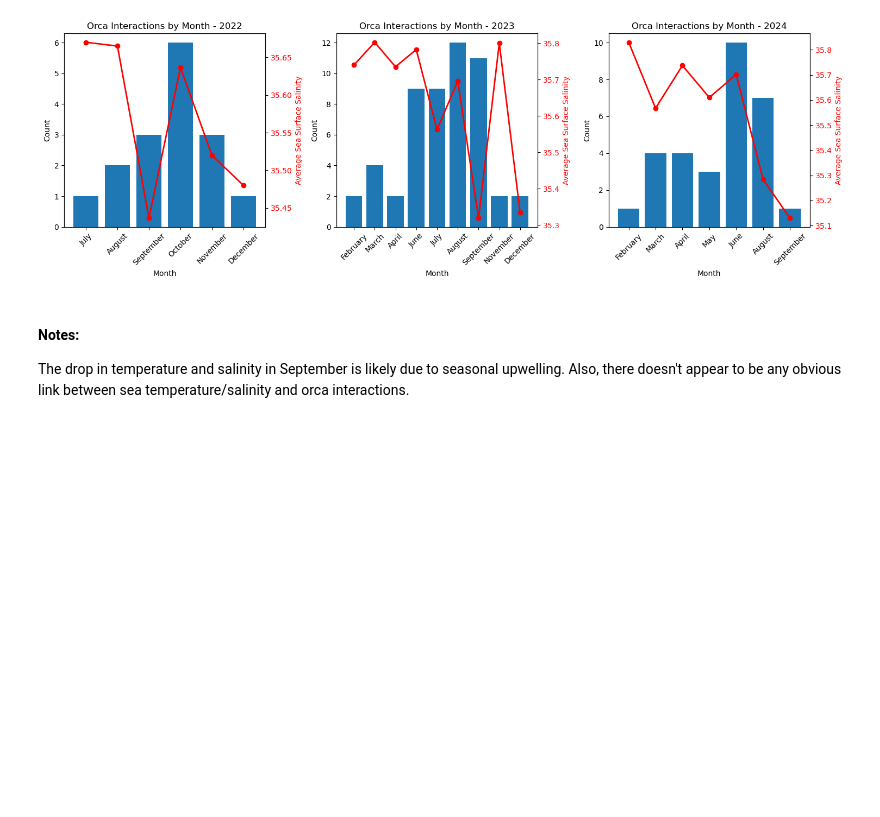
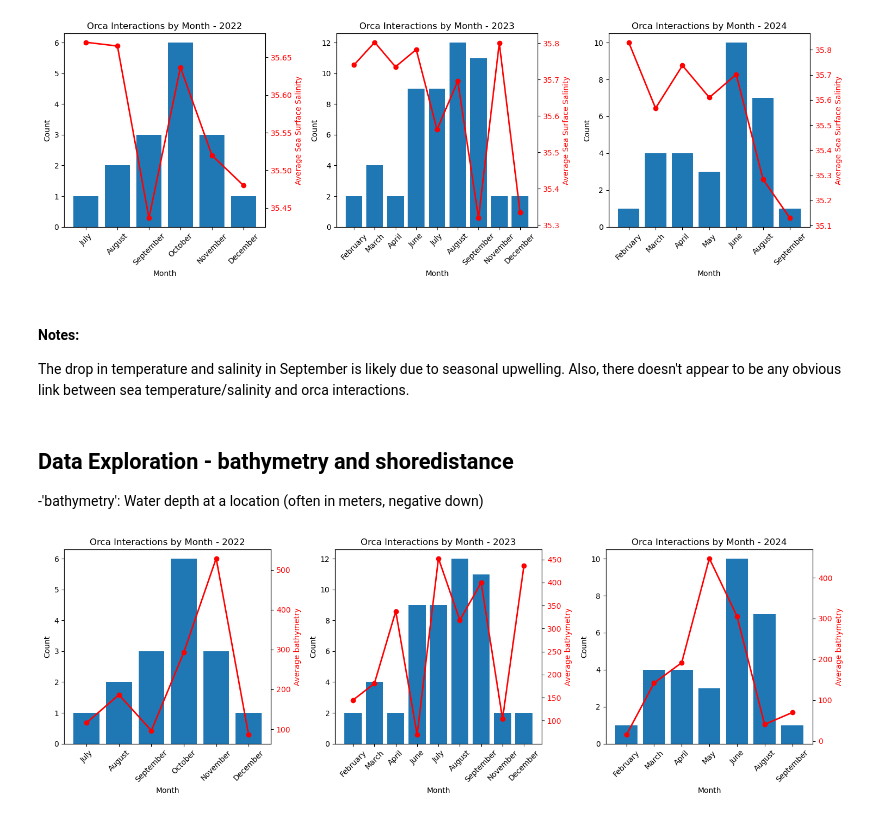
Before and after one commit to HaleyEgan/Iberian-Peninsula-Orca-Interactions, a Jupyter notebook: DataExploration_Nb2.ipynb, the cells around one changed output. Cells and saved outputs as stored; diff of their text form; code cells hidden in the pictures; blank space fills up the shorter version.

```diff
--- a/DataExploration_Nb2.ipynb
+++ b/DataExploration_Nb2.ipynb
@@ -334,3 +378,39 @@ plt.show()
 # %% [markdown]
 #### Notes:
 The drop in temperature and salinity in September is likely due to seasonal upwelling. Also, there doesn't appear to be any obvious link between sea temperature/salinity and orca interactions.
+# %% [markdown]
+## Data Exploration - bathymetry and shoredistance
+-'bathymetry': Water depth at a location (often in meters, negative down)
+# %%
+# Create a grid for 3 plots - Monthly interactions vs bathymetry
+fig, axes = plt.subplots(1, 3, figsize=(15, 5))
+years = [2022, 2023, 2024]
+
+for idx, year in enumerate(years):
+    # Get monthly counts
+    monthly_counts = df[df['year'] == year].groupby(['month', 'month_name']).size().reset_index(name='count')
+    monthly_counts = monthly_counts.sort_values('month')
+
+    # Plot bar chart
+    axes[idx].bar(monthly_counts['month_name'], monthly_counts['count'])
+    axes[idx].set_title(f'Orca Interactions by Month - {year}')
+    axes[idx].set_xlabel('Month')
+    axes[idx].set_ylabel('Count')
+    axes[idx].tick_params(axis='x', rotation=45)
+
+    # Calculate line data for the same year
+    line_data = df[df['year'] == year].groupby(['month', 'month_name'])['bathymetry'].mean().reset_index()
+    line_data = line_data.sort_values('month')
+
+    # Create secondary y-axis
+    ax2 = axes[idx].twinx()
+    ax2.plot(line_data['month_name'], line_data['bathymetry'],
+             color='red', marker='o', linewidth=2,
+             label='Average bathymetry')
+    ax2.set_ylabel('Average bathymetry', color='red')
+    ax2.tick_params(axis='y', labelcolor='red')
+
+plt.tight_layout()
+plt.show()
+# %% [output]
+[figure, added]
```
Also changed, not shown: parts of 14 cells of this notebook, 1 other file.
